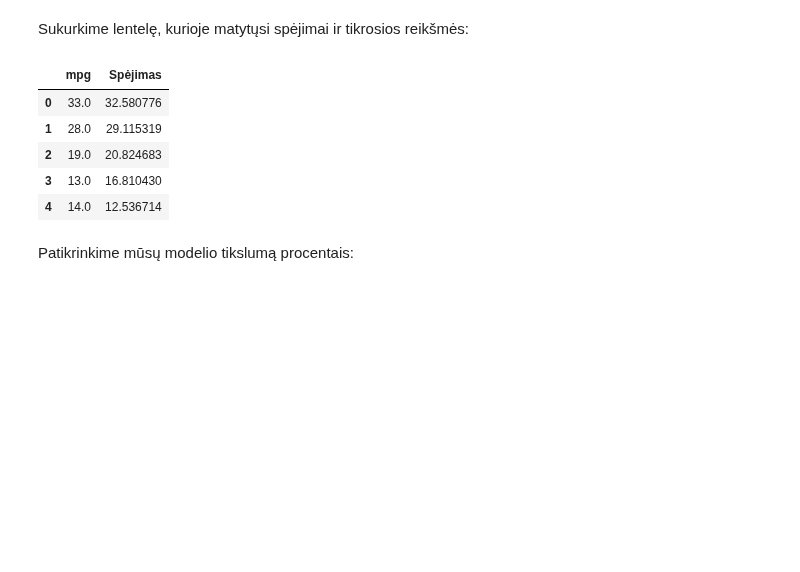
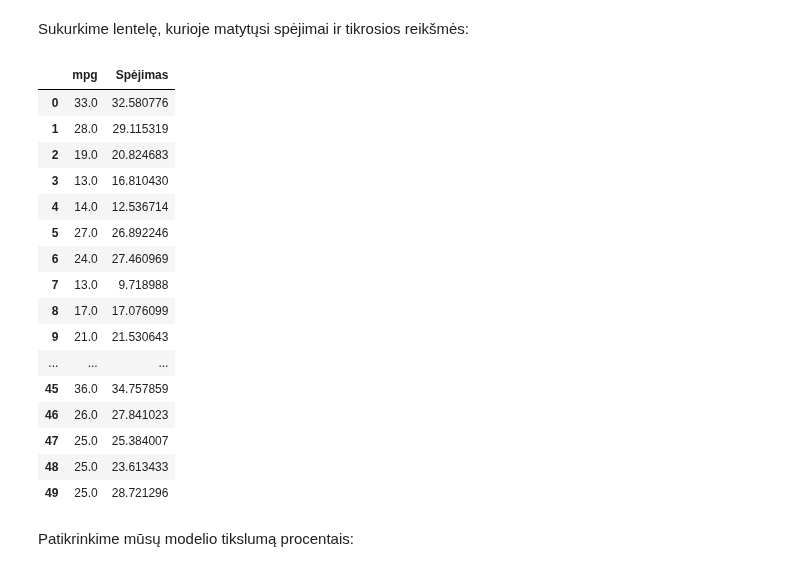
Before and after one commit to robotautas/kursas, a Jupyter notebook: Machine Learning/linear_regression.ipynb, the cells around one changed output. Drawn from its saved outputs; the diff is of its cells as text; code cells hidden in the pictures; blank space fills up the shorter version.

```diff
--- a/Machine Learning/linear_regression.ipynb
+++ b/Machine Learning/linear_regression.ipynb
@@ -235,14 +296,25 @@ Sukurkime lentelę, kurioje matytųsi spėjimai ir tikrosios reikšmės:
 # %%
 res = pd.concat([y_test.reset_index(), spejimai], axis=1)[['mpg', 'Spėjimas']]
 # %%
-res.head()
+res.head(50)
 # %% [output]
 |  | mpg | Spėjimas |
 | 0 | 33.0 | 32.580776 |
 | 1 | 28.0 | 29.115319 |
 | 2 | 19.0 | 20.824683 |
 | 3 | 13.0 | 16.810430 |
 | 4 | 14.0 | 12.536714 |
+| 5 | 27.0 | 26.892246 |
+| 6 | 24.0 | 27.460969 |
+| 7 | 13.0 | 9.718988 |
+| 8 | 17.0 | 17.076099 |
+| 9 | 21.0 | 21.530643 |
+| ... | ... | ... |
+| 45 | 36.0 | 34.757859 |
+| 46 | 26.0 | 27.841023 |
+| 47 | 25.0 | 25.384007 |
+| 48 | 25.0 | 23.613433 |
+| 49 | 25.0 | 28.721296 |
 # %% [markdown]
 Patikrinkime mūsų modelio tikslumą procentais:
 # %%
```
Also changed, not shown: parts of 10 cells of this notebook.
